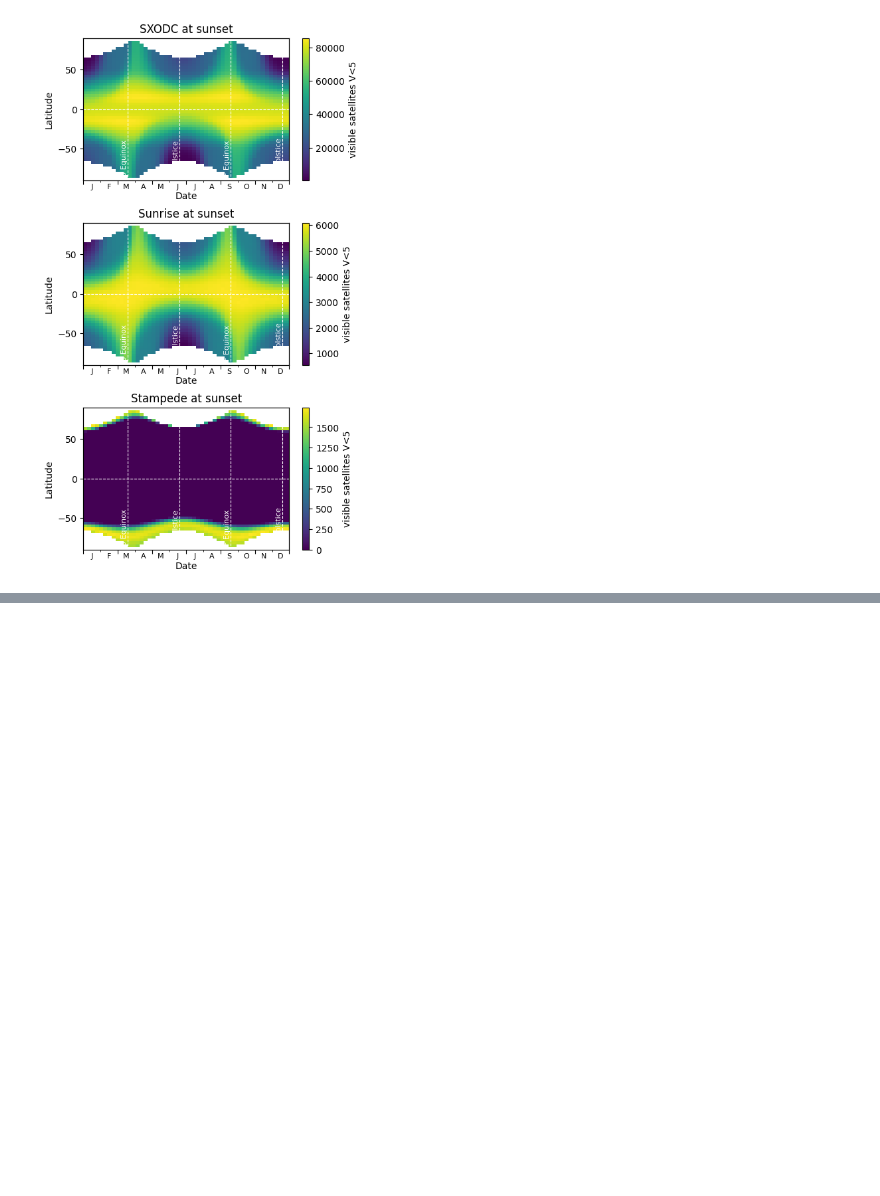
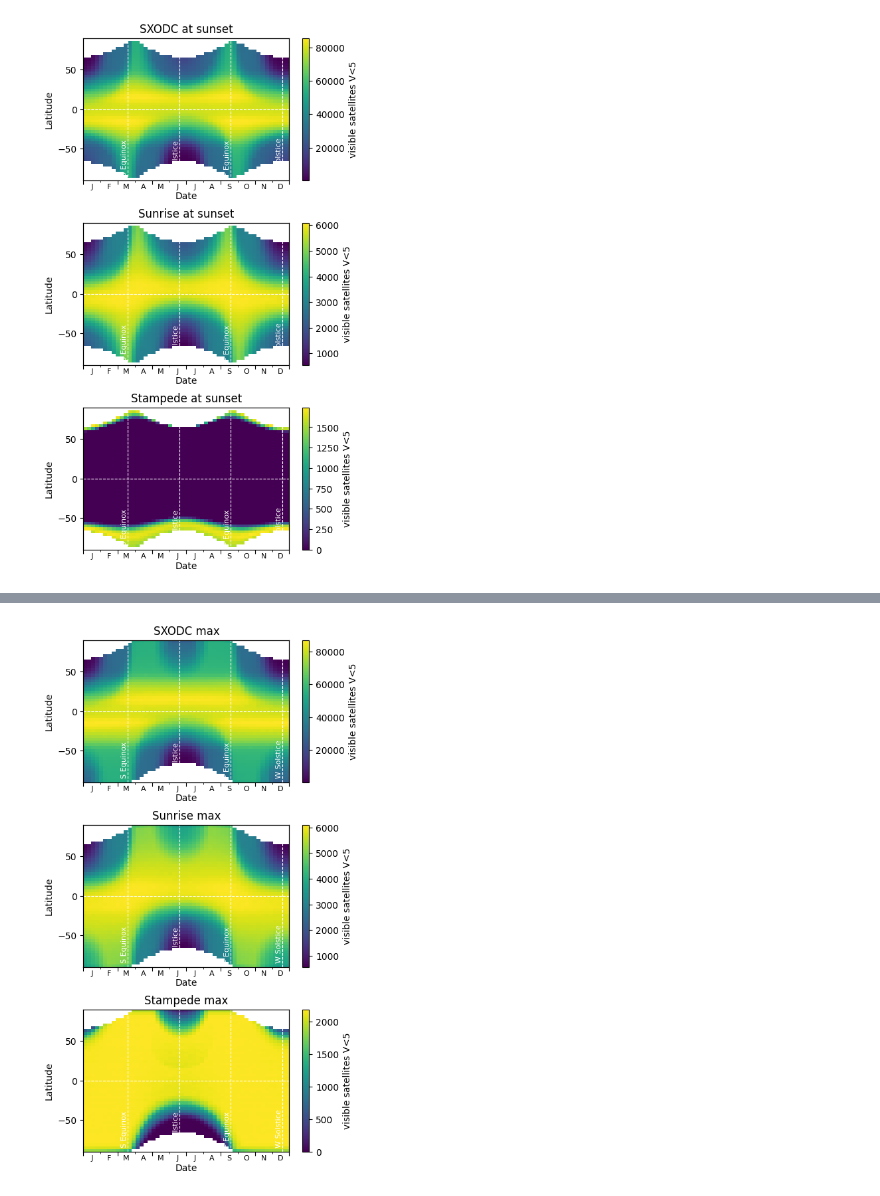
Before and after one commit to hannorein/megaconstellations, a Jupyter notebook: new_paper/heatmaps.ipynb, the cells around one changed output, grey strips where cells are left out. Cells and saved outputs as stored; diff of their text form; code cells hidden in the pictures; blank space fills up the shorter version.

Commit message:
max plots

```diff
--- a/new_paper/heatmaps.ipynb
+++ b/new_paper/heatmaps.ipynb
@@ -26,20 +46,21 @@ Kuiper
 worker_sims = None
 constellation = None
 plot_type = None
-def init_worker(_constellation, _plot_type):
-    global worker_sims, constellation, plot_type
+Ndate = None
+def init_worker(_constellation, _plot_type, _Ndate):
+    global worker_sims, constellation, plot_type, Ndate
     constellation = _constellation
     plot_type = _plot_type
+    Ndate = _Ndate
     worker_sims = {constellation: rebound.Simulation("mega_"+constellation+".bin")}
 def getNum(l):
-    Ndate = 51
     latitude=-90+180*l/(Nlat-1)
     row = np.full(Ndate,np.nan)
     for d in range(Ndate):
         month=(d/Ndate+0.5)*12 -79/365*12
         lon = mega.length_of_night(month,latitude)
         if plot_type == "max":
-            for hour in np.arange(-lon/2.0,lon/2.0,0.5):
+            for hour in list(np.arange(-lon/2.0,0,0.125))+list(-np.arange(-lon/2.0,0,0.125)):
                 xy, mag = mega.get_stereographic_data(worker_sims, latitude=latitude, month=month, hour=hour, area=800, elevation_cut=10)
                 row[d] = np.nanmax([row[d],np.sum(mag < 5.0)])
         elif plot_type == "midnight":
@@ -114,12 +137,16 @@ for i, constellation in enumerate(constellations):
 # %%
-Nlat = 21
-constellations = ["SXODC", "Sunrise", "Stampede"]
-data_max = {}
+Ndate, Nlat = 51,51
+constellations = ["Stampede"]
+#constellations = ["SXODC", "Sunrise", "Stampede"]
+#data_max = {}
 for constellation in constellations:
-    with Pool(processes=80, initializer=init_worker, initargs=(constellation,"max",)) as p:
+    with Pool(processes=80, initializer=init_worker, initargs=(constellation,"max",Ndate)) as p:
         data_max[constellation] = np.array(p.map(getNum, range(Nlat)))
 # %%
+constellations = ["SXODC", "Sunrise", "Stampede"]
 fig, axs = plt.subplots(len(constellations),figsize=(5,10))
 plt.subplots_adjust(hspace=0.3)
 for i, constellation in enumerate(constellations):
-    cb = plot(fig,axs[i],data_max[constellation],constellation+" max during night")
+    cb = plot(fig,axs[i],data_max[constellation],constellation+" max")
+# %% [output]
+[figure, added]
```
Also changed, not shown: parts of 2 cells of this notebook, 1 other file.
